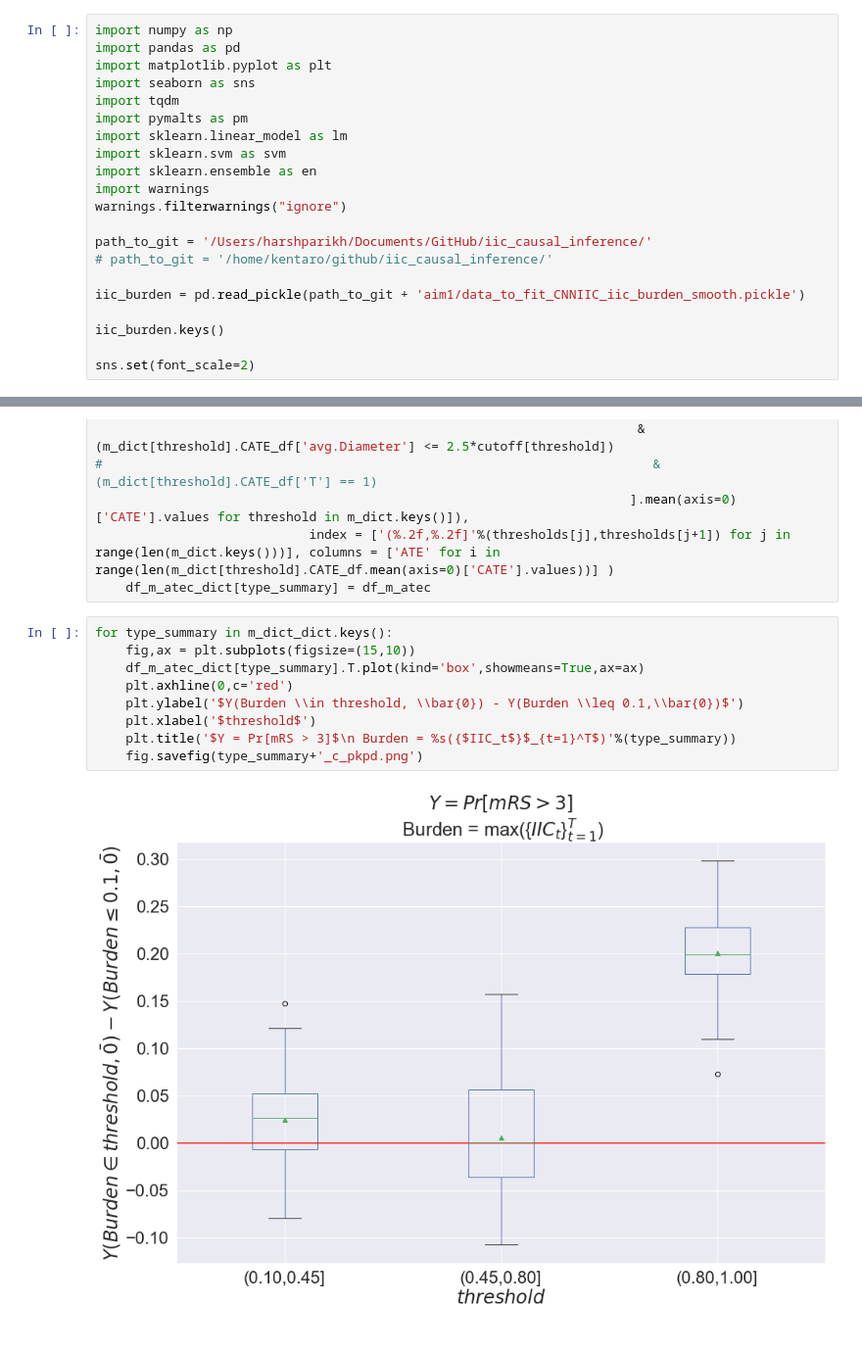
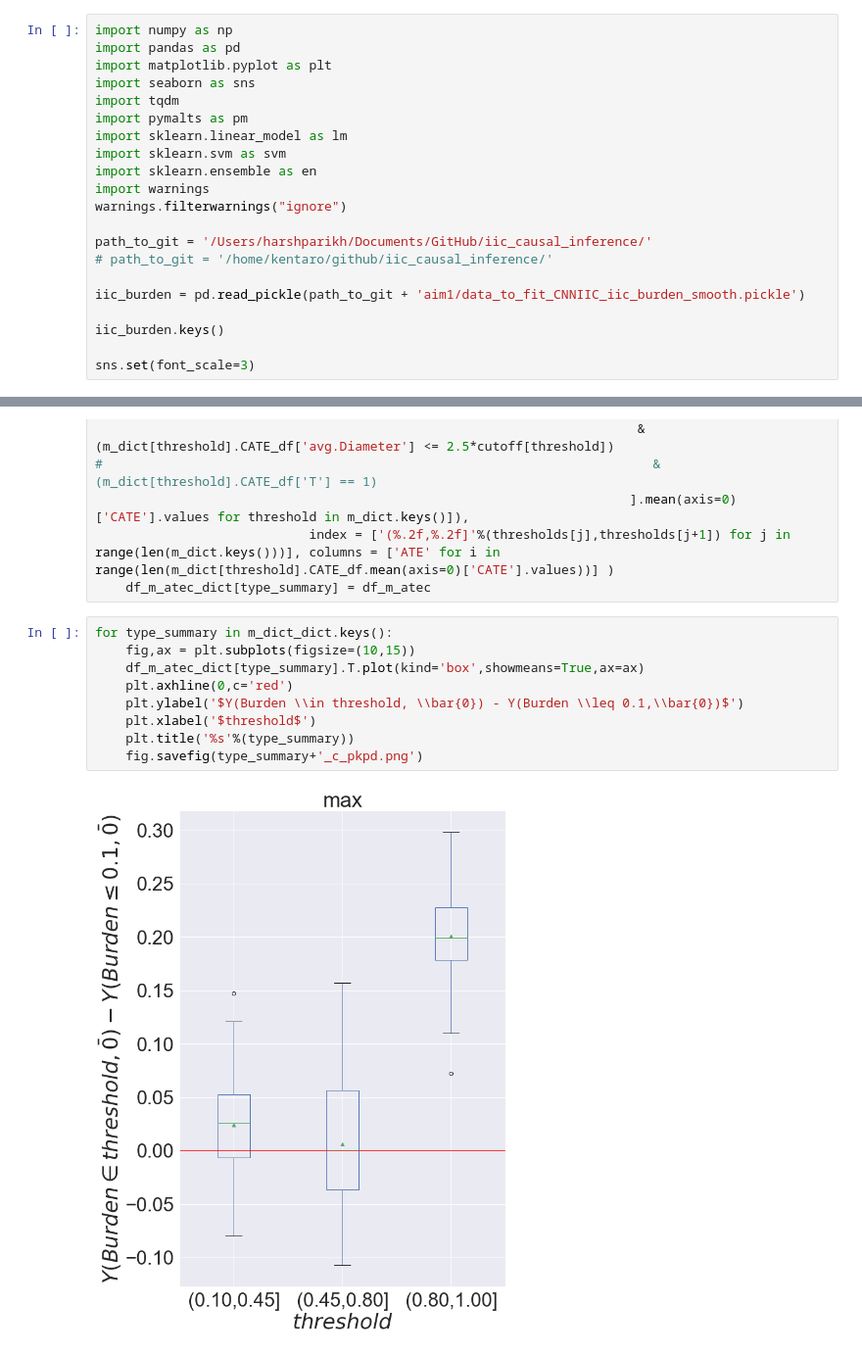
Before and after one commit to Hockey86/iic_causal_inference, a Jupyter notebook: aim2/short_term_drug_effect.ipynb, the cells around one changed output, grey strips where cells are left out. Shown at 98% size. Saved outputs shown, nothing was run; the diff lists cells and outputs as text.

```diff
--- a/aim2/short_term_drug_effect.ipynb
+++ b/aim2/short_term_drug_effect.ipynb
@@ -18,7 +18,7 @@ iic_burden = pd.read_pickle(path_to_git + 'aim1/data_to_fit_CNNIIC_iic_burden_sm
 
 iic_burden.keys()
 
-sns.set(font_scale=2)
+sns.set(font_scale=3)
 # %%
 def plot_unit(E,D,Dnames):
     n_drugs = D.shape[1]
@@ -574,12 +574,12 @@ for type_summary in m_dict_dict.keys():
     df_m_atec_dict[type_summary] = df_m_atec
 # %%
 for type_summary in m_dict_dict.keys():
-    fig,ax = plt.subplots(figsize=(15,10))
+    fig,ax = plt.subplots(figsize=(10,15))
     df_m_atec_dict[type_summary].T.plot(kind='box',showmeans=True,ax=ax)
     plt.axhline(0,c='red')
     plt.ylabel('$Y(Burden \\in threshold, \\bar{0}) - Y(Burden \\leq 0.1,\\bar{0})$')
     plt.xlabel('$threshold$')
-    plt.title('$Y = Pr[mRS > 3]$\n Burden = %s({$IIC_t$}$_{t=1}^T$)'%(type_summary))
+    plt.title('%s'%(type_summary))
     fig.savefig(type_summary+'_c_pkpd.png')
 # %% [output]
-[figure, old version]
+[figure, new version]
```
Also changed, not shown: parts of 4 cells of this notebook, 3 other files.
